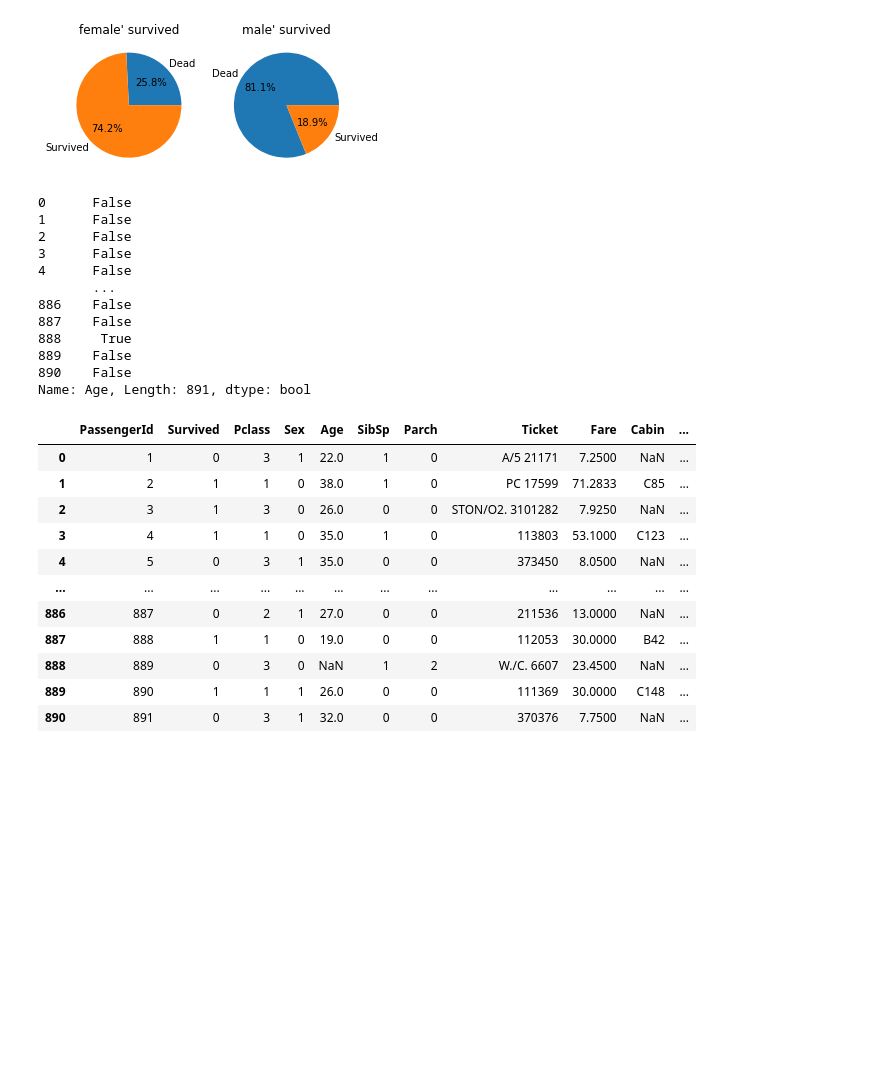
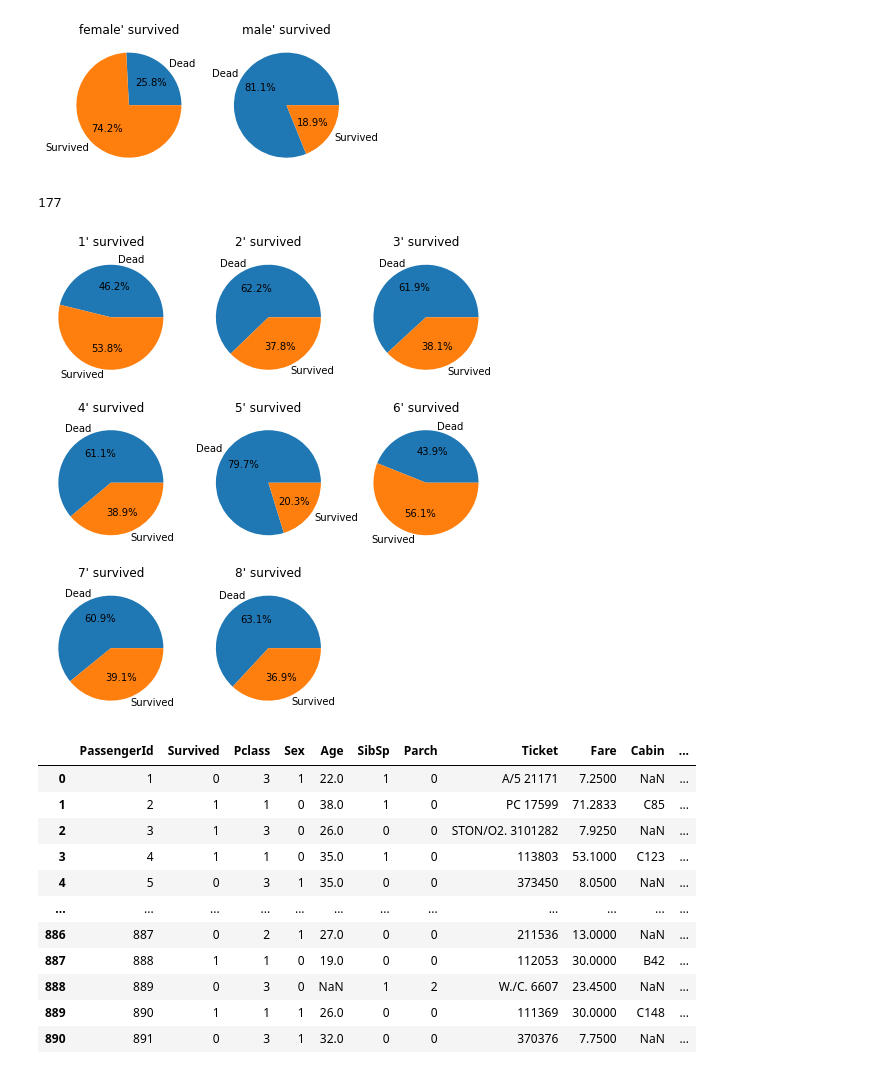
Before and after one commit to thinkp0907/Data_Engineering, a Jupyter notebook: Kaggle/Get_started_with_Kaggle[Titanic].ipynb, the cells around one changed output. Drawn from its saved outputs; the diff is of its cells as text; code cells hidden in the pictures; blank space fills up the shorter version.

```diff
--- a/Kaggle/Get_started_with_Kaggle[Titanic].ipynb
+++ b/Kaggle/Get_started_with_Kaggle[Titanic].ipynb
@@ -227,23 +254,34 @@ show_pie(train_set, 'Sex')
 # male survived: 18.9
 # %% [output]
 [figure]
-# %%
-# Age : Age is fractional if less than 1. If the age is estimated, is it in the form of xx.5
-train_set.Age
-# show_pie(train_set, 'Age')
-# %% [output]
-0      False
-1      False
-2      False
-3      False
-4      False
-       ...
-886    False
-887    False
-888     True
-889    False
-890    False
-Name: Age, Length: 891, dtype: bool
+# %%
+train_set.Age.isna().sum()
+# %% [output]
+177
+# %%
+# Age : Age is fractional if less than 1. If the age is estimated, is it in the form of xx.5
+
+# 호칭별 나이 평균
+mean_age = train_set[['Title', 'Age']].groupby('Title').mean()
+
+
+# 호칭과 호칭별 나이 평균값을 하나씩 가져온다 (ex :  index = Master, row = Age 4.574167)
+# train_set.Title == Master 이고 train_set.Age가 null인 것의 index 들을 가져와서
+# train_set.loc['65', 'Age'] = 4.574167
+for index, row in mean_age.iterrows():
+#     print('index: {}, row: {}'.format(index, row))
+    nullIndex = train_set[(train_set.Title == index) & (train_set.Age.isna())].index
+#     print('nullIndex: ', nullIndex)
+#     print('row[0] : ', row[0])
+    train_set.loc[nullIndex, 'Age'] = row[0]
+
+
+train_set['AgeCategory'] = pd.qcut(train_set.Age, 8, labels=range(1, 9))
+train_set.AgeCategory = train_set.AgeCategory.astype(int)
+# %%
+show_pie(train_set, 'AgeCategory')
+# %% [output]
+[figure, added]
 # %%
 # Name has noting to do with is he/she survived => drop the col
 
```
Also changed, not shown: parts of 5 cells of this notebook.
